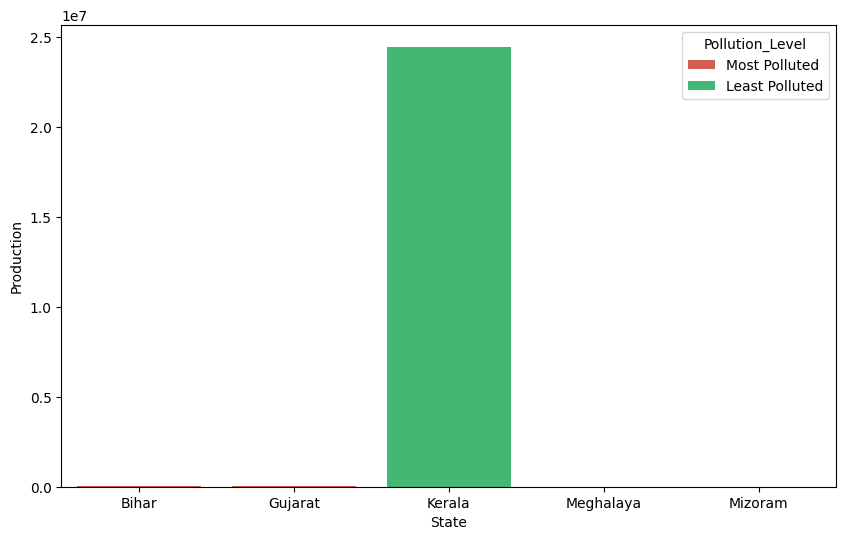
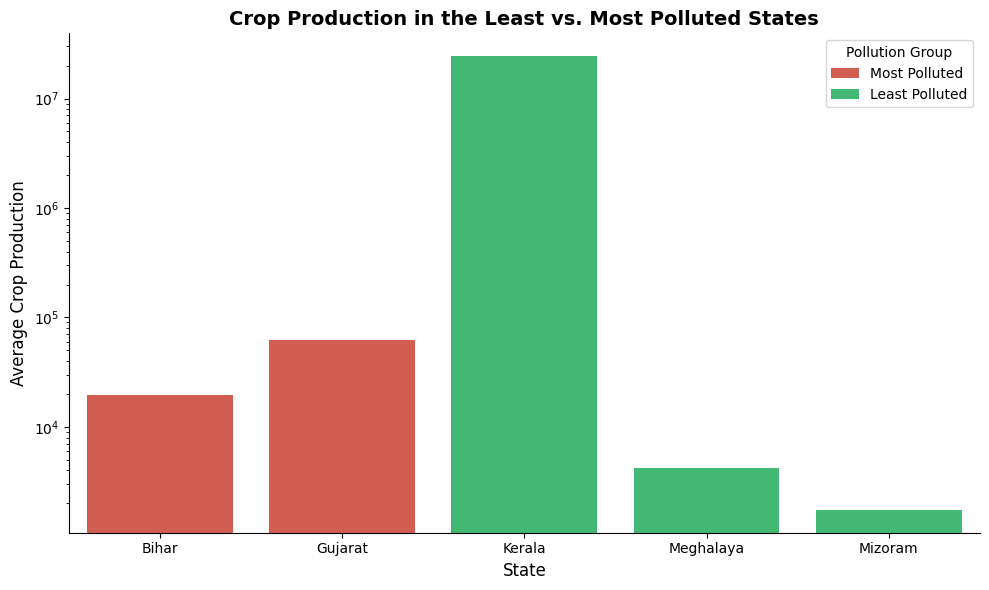
Unified diff of the notebook cell whose output changed from the first chart to the second:
--- before
+++ after
@@ -1,5 +1,4 @@
 # grouped bar chart
 
-plt.ioff()
 fig, ax = plt.subplots(figsize=(10, 6))
 
@@ -21,4 +20,3 @@
 fig.tight_layout()
 
-plt.ion()
 plt.show()

Commit: add: optionals complete